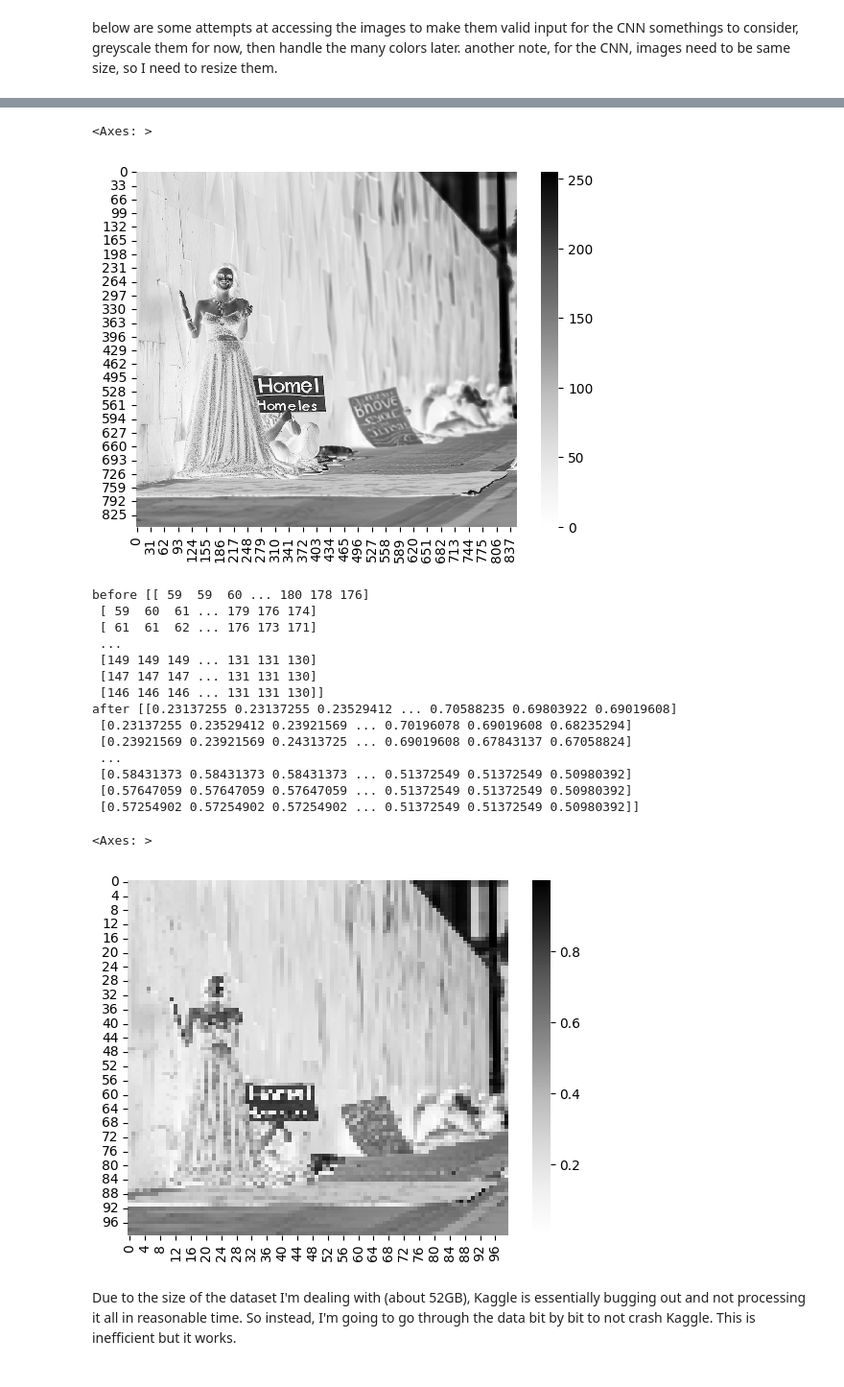
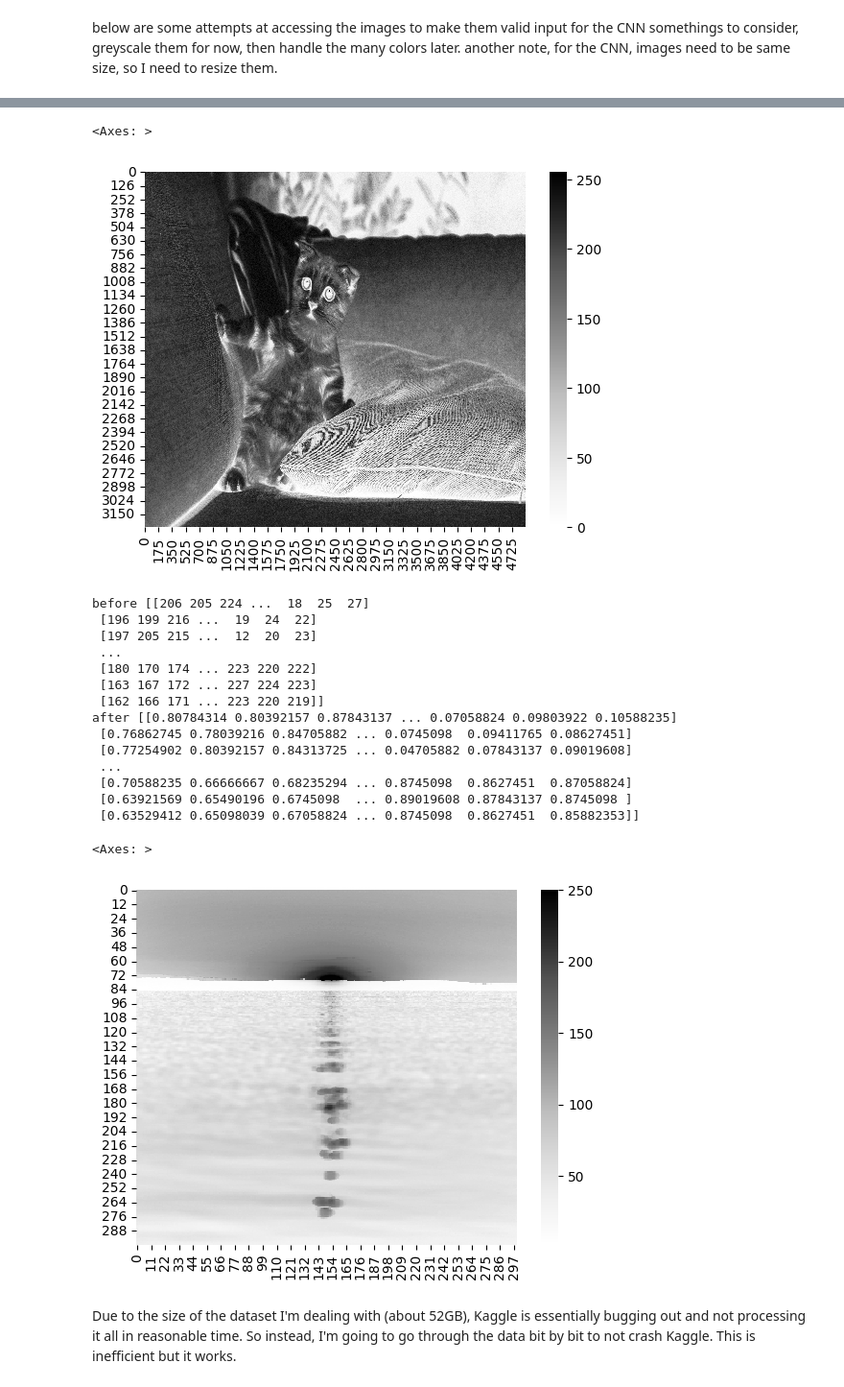
Before and after one commit to Jordan-G-CS/AI_Image_detection, a Jupyter notebook: ai-image-recognition-ipynb.ipynb, the cells around one changed output, grey strips where cells are left out. Shown at 96% size. Drawn from its saved outputs; the diff is of its cells as text; code cells hidden in the pictures.

```diff
--- a/ai-image-recognition-ipynb.ipynb
+++ b/ai-image-recognition-ipynb.ipynb
@@ -40,7 +40,7 @@ below are some attempts at accessing the images to make them valid input for the
 somethings to consider, greyscale them for now, then handle the many colors later.
 another note, for the CNN, images need to be same size, so I need to resize them.
 # %%
-image1 = cv2.imread("/kaggle/input/datasets/tristanzhang32/ai-generated-images-vs-real-images/test/fake/0001.jpg",cv2.IMREAD_GRAYSCALE)
+image1 = cv2.imread("/kaggle/input/datasets/tristanzhang32/ai-generated-images-vs-real-images/test/real/0003.jpg",cv2.IMREAD_GRAYSCALE)
 # %%
 image1.shape
 # %% [output]
@@ -49,7 +49,7 @@ image1.shape
 sns.heatmap(image1, cmap=plt.cm.Greys)
 # %% [output]
 <Axes: >
-[figure, old version]
+[figure, new version]
 # %%
 # values are already small, may consider not dividing by 255, the division by 255 is for the CNN to deal with small values
 # nvm, /by 255 is needed, for some reason it changed, now be fore division values are pretty huge, its cause you ran it many times
@@ -57,37 +57,37 @@ print(f"before {image1}")
 image1 = image1 / 255.0
 print(f"after {image1}")
 # %% [output]
-before [[ 59  59  60 ... 180 178 176]
- [ 59  60  61 ... 179 176 174]
- [ 61  61  62 ... 176 173 171]
+before [[206 205 224 ...  18  25  27]
+ [196 199 216 ...  19  24  22]
+ [197 205 215 ...  12  20  23]
  ...
- [149 149 149 ... 131 131 130]
- [147 147 147 ... 131 131 130]
- [146 146 146 ... 131 131 130]]
-after [[0.23137255 0.23137255 0.23529412 ... 0.70588235 0.69803922 0.69019608]
- [0.23137255 0.23529412 0.23921569 ... 0.70196078 0.69019608 0.68235294]
- [0.23921569 0.23921569 0.24313725 ... 0.69019608 0.67843137 0.67058824]
+ [180 170 174 ... 223 220 222]
+ [163 167 172 ... 227 224 223]
+ [162 166 171 ... 223 220 219]]
+after [[0.80784314 0.80392157 0.87843137 ... 0.07058824 0.09803922 0.10588235]
+ [0.76862745 0.78039216 0.84705882 ... 0.0745098  0.09411765 0.08627451]
+ [0.77254902 0.80392157 0.84313725 ... 0.04705882 0.07843137 0.09019608]
  ...
- [0.58431373 0.58431373 0.58431373 ... 0.51372549 0.51372549 0.50980392]
- [0.57647059 0.57647059 0.57647059 ... 0.51372549 0.51372549 0.50980392]
- [0.57254902 0.57254902 0.57254902 ... 0.51372549 0.51372549 0.50980392]]
+ [0.70588235 0.66666667 0.68235294 ... 0.8745098  0.8627451  0.87058824]
+ [0.63921569 0.65490196 0.6745098  ... 0.89019608 0.87843137 0.8745098 ]
+ [0.63529412 0.65098039 0.67058824 ... 0.8745098  0.8627451  0.85882353]]
 # %%
-image2 = cv2.imread("/kaggle/input/datasets/tristanzhang32/ai-generated-images-vs-real-images/test/fake/0002.jpg",cv2.IMREAD_GRAYSCALE)
+image2 = cv2.imread("/kaggle/input/datasets/tristanzhang32/ai-generated-images-vs-real-images/test/real/0004.jpg",cv2.IMREAD_GRAYSCALE)
 # print(image2.shape)
 # shape was different, so need to resize for uniformity
 
-image1 = cv2.resize(image1, (100,100))
-image2 = cv2.resize(image2, (100,100))
+image1 = cv2.resize(image1, (300,300))
+image2 = cv2.resize(image2, (300,300))
 train = [image1, image2]
 
 X_train = np.array(train)
 
 X_train.shape
 
-sns.heatmap(X_train[0], cmap=plt.cm.Greys)
+sns.heatmap(X_train[1], cmap=plt.cm.Greys)
 # %% [output]
 <Axes: >
-[figure, old version]
+[figure, new version]
 # %% [markdown]
 Due to the size of the dataset I'm dealing with (about 52GB), Kaggle is essentially bugging out and not processing it all in reasonable time. So instead, I'm going to go through the data bit by bit to not crash Kaggle. This is inefficient but it works.
 # %% [markdown]
```
Also changed, not shown: parts of 5 cells of this notebook.
